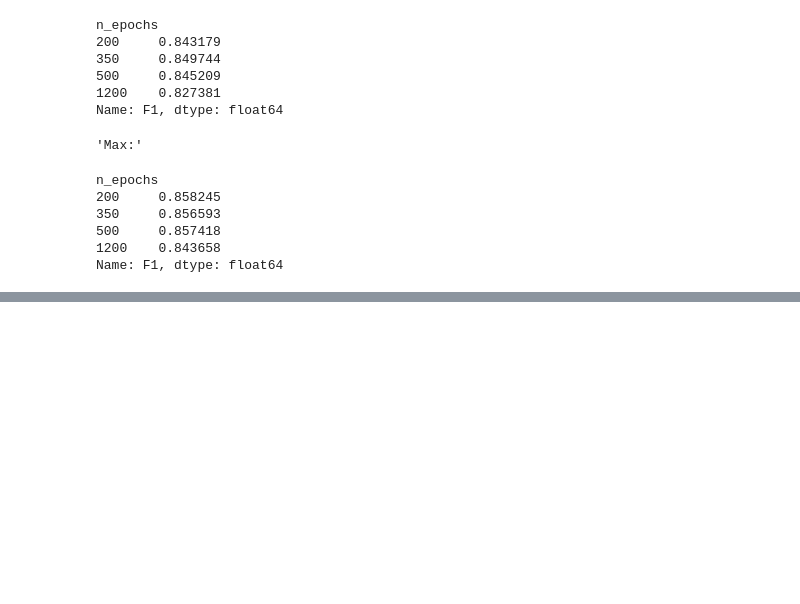
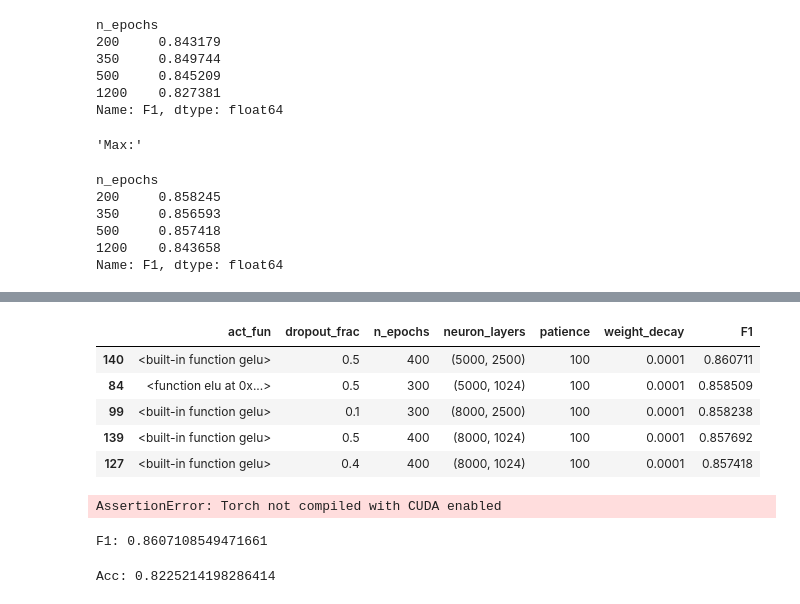
Before and after one commit to Dreamerwq/QSPRpred, a Jupyter notebook: qsprpred/extra/gpu/models/dnn_test.ipynb, the cells around one changed output, grey strips where cells are left out. Saved outputs shown, nothing was run; the diff lists cells and outputs as text; code cells hidden in the pictures; blank space fills up the shorter version.

```diff
--- a/qsprpred/extra/gpu/models/dnn_test.ipynb
+++ b/qsprpred/extra/gpu/models/dnn_test.ipynb
@@ -561,9 +564,10 @@ df_2 = test_fun(my_dict,dataset)
 # %%
+df_2["neuron_layers"] = df_2["neuron_layers"].apply(tuple)
 display("Mean:")
-display(df.groupby(["dropout_frac", "neuron_layers"])["F1"].mean())
+display(df_2.groupby("neuron_layers")["F1"].mean())
 display("Median:")
-display(df.groupby(["n_epochs", "neuron_layers"])["F1"].median())
+display(df_2.groupby("neuron_layers")["F1"].median())
 display("Max:")
-display(df.groupby(["n_epochs", "neuron_layers"])["F1"].max())
+display(df_2.groupby("neuron_layers")["F1"].max())
 # %% [output]
 'Mean:'
@@ -622 +599,11 @@ n_epochs  neuron_layers
 Name: F1, dtype: float64
+# %%
+df_sorted = df_2.sort_values(by='F1', ascending=False)
+display(df_sorted.head())
+# %% [output]
+|  | act_fun | dropout_frac | n_epochs | neuron_layers | patience | weight_decay | F1 |
+| 140 | <built-in function gelu> | 0.5 | 400 | (5000, 2500) | 100 | 0.0001 | 0.860711 |
+| 84 | <function elu at 0x...> | 0.5 | 300 | (5000, 1024) | 100 | 0.0001 | 0.858509 |
+| 99 | <built-in function gelu> | 0.1 | 300 | (8000, 2500) | 100 | 0.0001 | 0.858238 |
+| 139 | <built-in function gelu> | 0.5 | 400 | (8000, 1024) | 100 | 0.0001 | 0.857692 |
+| 127 | <built-in function gelu> | 0.4 | 400 | (8000, 1024) | 100 | 0.0001 | 0.857418 |
@@ -622,0 +624,15 @@ Name: F1, dtype: float64
+# %%
+model_sts_4.fit(dataset.X, dataset.y)
+# %% [output]
+AssertionError: Torch not compiled with CUDA enabled
+# %%
+res = model_sts_4.predict(dataset.X_ind)
+res = res >0.5
+print("F1:",f1_score(res, dataset.y_ind))
+# %% [output]
+F1: 0.8607108549471661
+# %%
+from sklearn.metrics import accuracy_score
+print("Acc:", accuracy_score(res, dataset.y_ind))
+# %% [output]
+Acc: 0.8225214198286414
```
Also changed, not shown: parts of 8 cells of this notebook.
